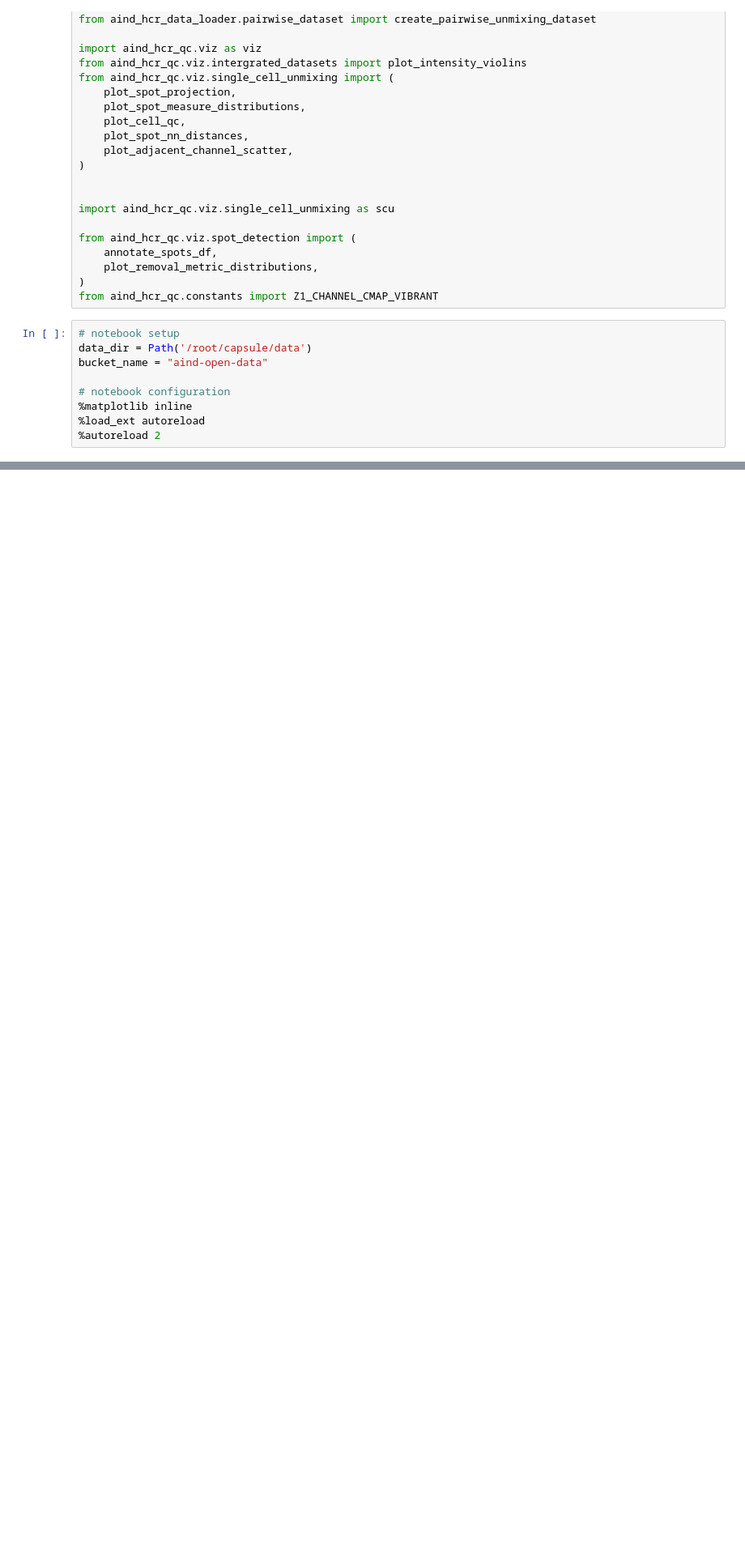
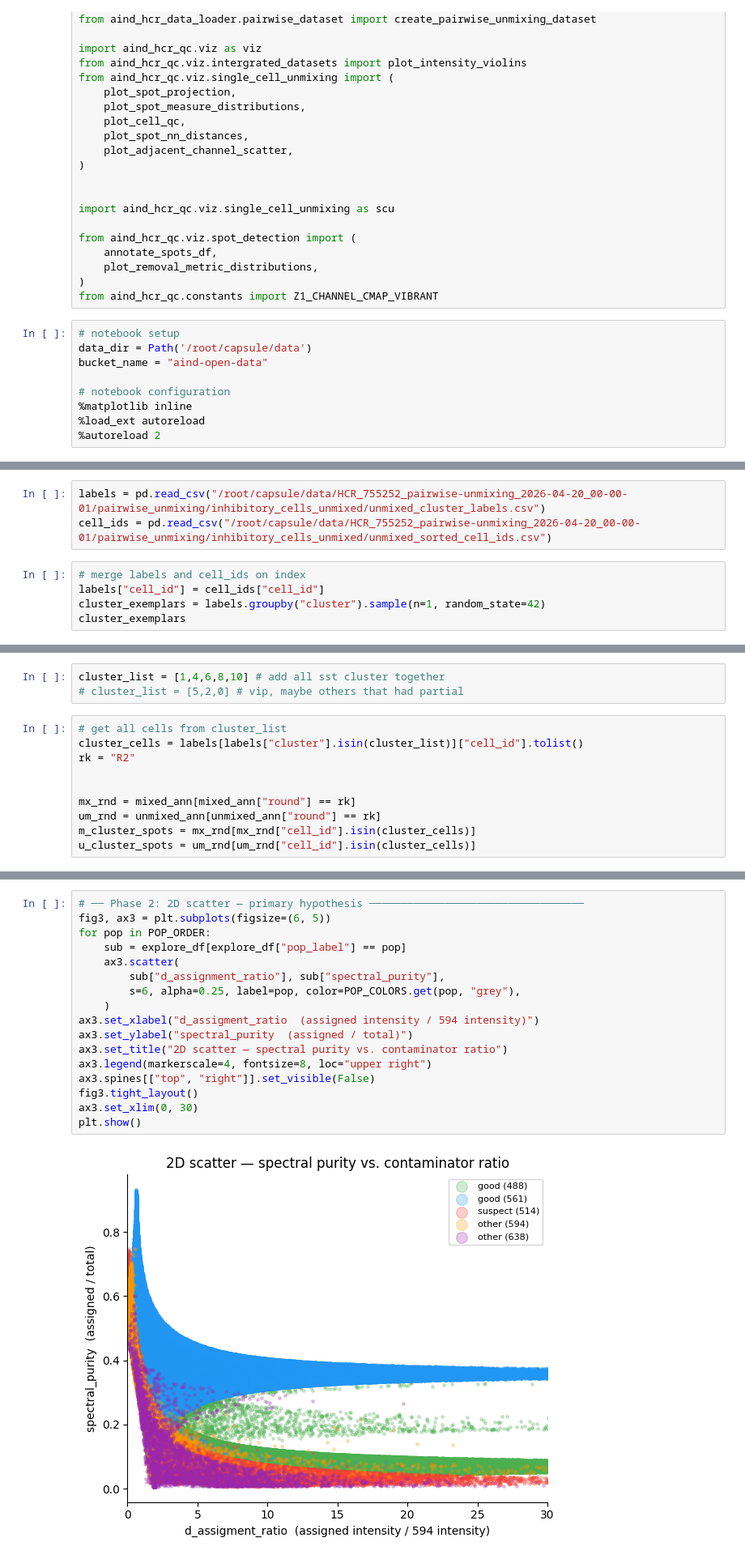
Before and after one commit to AllenNeuralDynamics/hcr-integrated-qc-capsule, a Jupyter notebook: code/single-cell-unmix-lav-smaller-nn.ipynb, the cells around one changed output, grey strips where cells are left out. Shown at 81% size. Drawn from its saved outputs; the diff is of its cells as text; blank space fills up the shorter version.

```diff
--- a/code/single-cell-unmix-lav-smaller-nn.ipynb
+++ b/code/single-cell-unmix-lav-smaller-nn.ipynb
@@ -95,0 +176,8 @@ FileNotFoundError: Pairwise unmixing asset not found: /root/capsule/data/HCR_755
+# %%
+labels = pd.read_csv("/root/capsule/data/HCR_755252_pairwise-unmixing_2026-04-20_00-00-01/pairwise_unmixing/inhibitory_cells_unmixed/unmixed_cluster_labels.csv")
+cell_ids = pd.read_csv("/root/capsule/data/HCR_755252_pairwise-unmixing_2026-04-20_00-00-01/pairwise_unmixing/inhibitory_cells_unmixed/unmixed_sorted_cell_ids.csv")
+# %%
+# merge labels and cell_ids on index
+labels["cell_id"] = cell_ids["cell_id"]
+cluster_exemplars = labels.groupby("cluster").sample(n=1, random_state=42)
+cluster_exemplars
@@ -95,0 +248,13 @@ FileNotFoundError: Pairwise unmixing asset not found: /root/capsule/data/HCR_755
+# %%
+cluster_list = [1,4,6,8,10] # add all sst cluster together
+# cluster_list = [5,2,0] # vip, maybe others that had partial
+# %%
+# get all cells from cluster_list
+cluster_cells = labels[labels["cluster"].isin(cluster_list)]["cell_id"].tolist()
+rk = "R2"
+
+
+mx_rnd = mixed_ann[mixed_ann["round"] == rk]
+um_rnd = unmixed_ann[unmixed_ann["round"] == rk]
+m_cluster_spots = mx_rnd[mx_rnd["cell_id"].isin(cluster_cells)]
+u_cluster_spots = um_rnd[um_rnd["cell_id"].isin(cluster_cells)]
@@ -95,0 +586,19 @@ FileNotFoundError: Pairwise unmixing asset not found: /root/capsule/data/HCR_755
+# %%
+# ── Phase 2: 2D scatter — primary hypothesis ──────────────────────────────────
+fig3, ax3 = plt.subplots(figsize=(6, 5))
+for pop in POP_ORDER:
+    sub = explore_df[explore_df["pop_label"] == pop]
+    ax3.scatter(
+        sub["d_assignment_ratio"], sub["spectral_purity"],
+        s=6, alpha=0.25, label=pop, color=POP_COLORS.get(pop, "grey"),
+    )
+ax3.set_xlabel("d_assigment_ratio  (assigned intensity / 594 intensity)")
+ax3.set_ylabel("spectral_purity  (assigned / total)")
+ax3.set_title("2D scatter — spectral purity vs. contaminator ratio")
+ax3.legend(markerscale=4, fontsize=8, loc="upper right")
+ax3.spines[["top", "right"]].set_visible(False)
+fig3.tight_layout()
+ax3.set_xlim(0, 30)
+plt.show()
+# %% [output]
+[figure, added]
```
Also changed, not shown: parts of 36 cells of this notebook, 5 other files.
